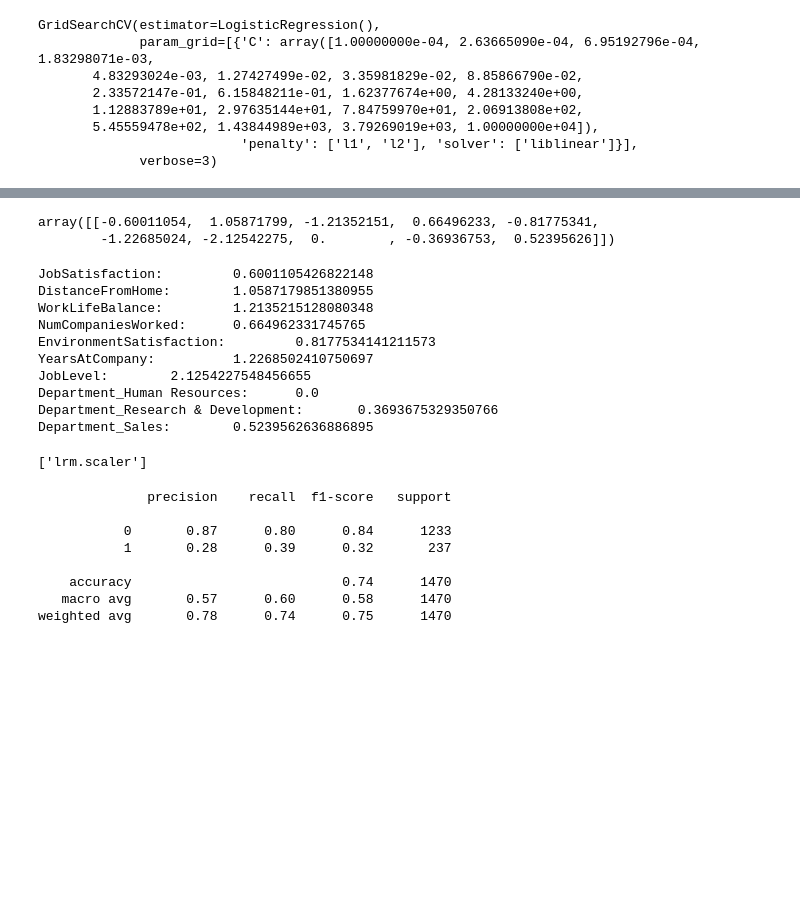
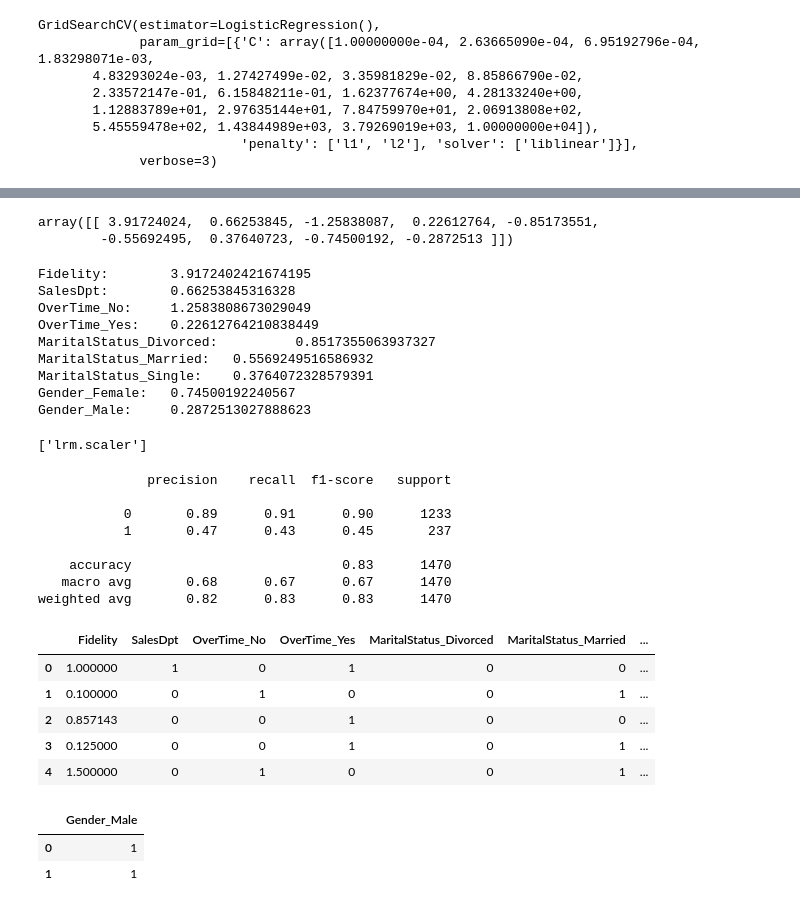
Before and after one commit to Yazz-01/Predicting_Employees_Retention, a Jupyter notebook: LogRegModel.ipynb, the cells around one changed output, grey strips where cells are left out. Drawn from its saved outputs; the diff is of its cells as text; code cells hidden in the pictures; blank space fills up the shorter version.

```diff
--- a/LogRegModel.ipynb
+++ b/LogRegModel.ipynb
@@ -35,11 +35,29 @@ df['Role-Manager-Ratio']=df['YearsInCurrentRole']/df['YearsWithCurrManager']
 df['Role-Manager-Ratio'] = df['Role-Manager-Ratio'].fillna(0)
 df['Role-Manager-Ratio']= df['Role-Manager-Ratio'].replace(np.inf,0)
 
-df['Years-per-company']=df['YearsAtCompany']/(df['TotalWorkingYears']/df['NumCompaniesWorked'])
-df['Years-per-company'] = df['Years-per-company'].fillna(0)
-df['Years-per-company'] = df['Years-per-company'].replace(np.inf,0)
+df['Yearspercompany']=(df['TotalWorkingYears']/df['NumCompaniesWorked']+1)
+df['Yearspercompany'] = df['Yearspercompany'].fillna(0)
+df['Yearspercompany'] = df['Yearspercompany'].replace(np.inf,0)
 
 #df = df.dropna()
+# Adding new variables
+df['Time_in_each_comp'] = (df['Age']-20) / ((df)['NumCompaniesWorked']+1)
+df['TotalSatisfaction_mean'] = (df['RelationshipSatisfaction']  + df['EnvironmentSatisfaction'] + df['JobSatisfaction'] + df['JobInvolvement'] + df['WorkLifeBalance'])/5
+df['Income_YearsComp'] = df['MonthlyIncome'] / df['YearsAtCompany']
+df['Income_YearsComp'] = df['Income_YearsComp'].replace(np.Inf, 0)
+df['Income_Distance'] = df['MonthlyIncome'] / df['DistanceFromHome']
+df['Fidelity'] = (df['NumCompaniesWorked']) / df['TotalWorkingYears']
+df['Fidelity'] = df['Fidelity'].replace(np.Inf, 0)
+df['Stability'] = df['YearsInCurrentRole'] / df['YearsAtCompany']
+df['Stability'].fillna((df['Stability'].mean()), inplace=True)
+df['Hrate_Mrate'] = df['HourlyRate'] / df['MonthlyRate']
+def SalesDpt(df) :
+    if df['Department'] == 'Sales':
+        return 1
+    else:
+        return 0
+df['SalesDpt'] = df.apply(lambda df:SalesDpt(df) ,axis = 1)
+
 df.columns
 # %% [output]
 Index(['Age', 'Attrition', 'BusinessTravel', 'DailyRate', 'Department',
@@ -82,6 +102,9 @@ features=['JobSatisfaction',
          'EnvironmentSatisfaction',
          'YearsAtCompany','JobLevel','Department'
          ]
+#'Hrate_Mrate' removed due to increased performance without it
+#'Stability' Removed due to no increased effect from it
+features=['OverTime', 'Fidelity',  'SalesDpt', 'MaritalStatus', 'Gender']
 # %%
 #select features
 data=df[features]
@@ -154,22 +177,21 @@ model2=grid.best_estimator_
 weights=model2.coef_
 weights
 # %% [output]
-array([[-0.60011054,  1.05871799, -1.21352151,  0.66496233, -0.81775341,
-        -1.22685024, -2.12542275,  0.        , -0.36936753,  0.52395626]])
+array([[ 3.91724024,  0.66253845, -1.25838087,  0.22612764, -0.85173551,
+        -0.55692495,  0.37640723, -0.74500192, -0.2872513 ]])
 # %%
 for i, name in enumerate(X_train.columns):
     print(f"{name}: \t {np.absolute(weights[0][i])}")
 # %% [output]
-JobSatisfaction:         0.6001105426822148
-DistanceFromHome:        1.0587179851380955
-WorkLifeBalance:         1.2135215128080348
-NumCompaniesWorked:      0.664962331745765
-EnvironmentSatisfaction:         0.8177534141211573
-YearsAtCompany:          1.2268502410750697
-JobLevel:        2.1254227548456655
-Department_Human Resources:      0.0
-Department_Research & Development:       0.3693675329350766
-Department_Sales:        0.5239562636886895
+Fidelity:        3.9172402421674195
+SalesDpt:        0.66253845316328
+OverTime_No:     1.2583808673029049
+OverTime_Yes:    0.22612764210838449
+MaritalStatus_Divorced:          0.8517355063937327
+MaritalStatus_Married:   0.5569249516586932
+MaritalStatus_Single:    0.3764072328579391
+Gender_Female:   0.74500192240567
+Gender_Male:     0.2872513027888623
 # %%
 from joblib import dump, load
 dump(model2, 'attrition_pred.lrm')
@@ -184,12 +206,12 @@ print(classification_report(y,test))
 # %% [output]
               precision    recall  f1-score   support
 
-           0       0.87      0.80      0.84      1233
-           1       0.28      0.39      0.32       237
+           0       0.89      0.91      0.90      1233
+           1       0.47      0.43      0.45       237
 
-    accuracy                           0.74      1470
-   macro avg       0.57      0.60      0.58      1470
-weighted avg       0.78      0.74      0.75      1470
+    accuracy                           0.83      1470
+   macro avg       0.68      0.67      0.67      1470
+weighted avg       0.82      0.83      0.83      1470
 # %%
 # test={'TrainingTimesLastYear':[2],
 # 'DistanceFromHome':[50],
@@ -203,3 +225,19 @@ weighted avg       0.78      0.74      0.75      1470
 # test=pd.DataFrame(test)
 # test=scaler.transform(test)
 # model3.predict(test)[0]
+# %%
+X.head()
+# %% [output]
+|  | Fidelity | SalesDpt | OverTime_No | OverTime_Yes | MaritalStatus_Divorced | MaritalStatus_Married | ... |
+| 0 | 1.000000 | 1 | 0 | 1 | 0 | 0 | ... |
+| 1 | 0.100000 | 0 | 1 | 0 | 0 | 1 | ... |
+| 2 | 0.857143 | 0 | 0 | 1 | 0 | 0 | ... |
+| 3 | 0.125000 | 0 | 0 | 1 | 0 | 1 | ... |
+| 4 | 1.500000 | 0 | 1 | 0 | 0 | 1 | ... |
+# %%
+testdf=pd.DataFrame({"Gender":["Male","Male"]})
+pd.get_dummies(testdf)
+# %% [output]
+|  | Gender_Male |
+| 0 | 1 |
+| 1 | 1 |
```
Also changed, not shown: parts of 3 cells of this notebook, 7 other files.
